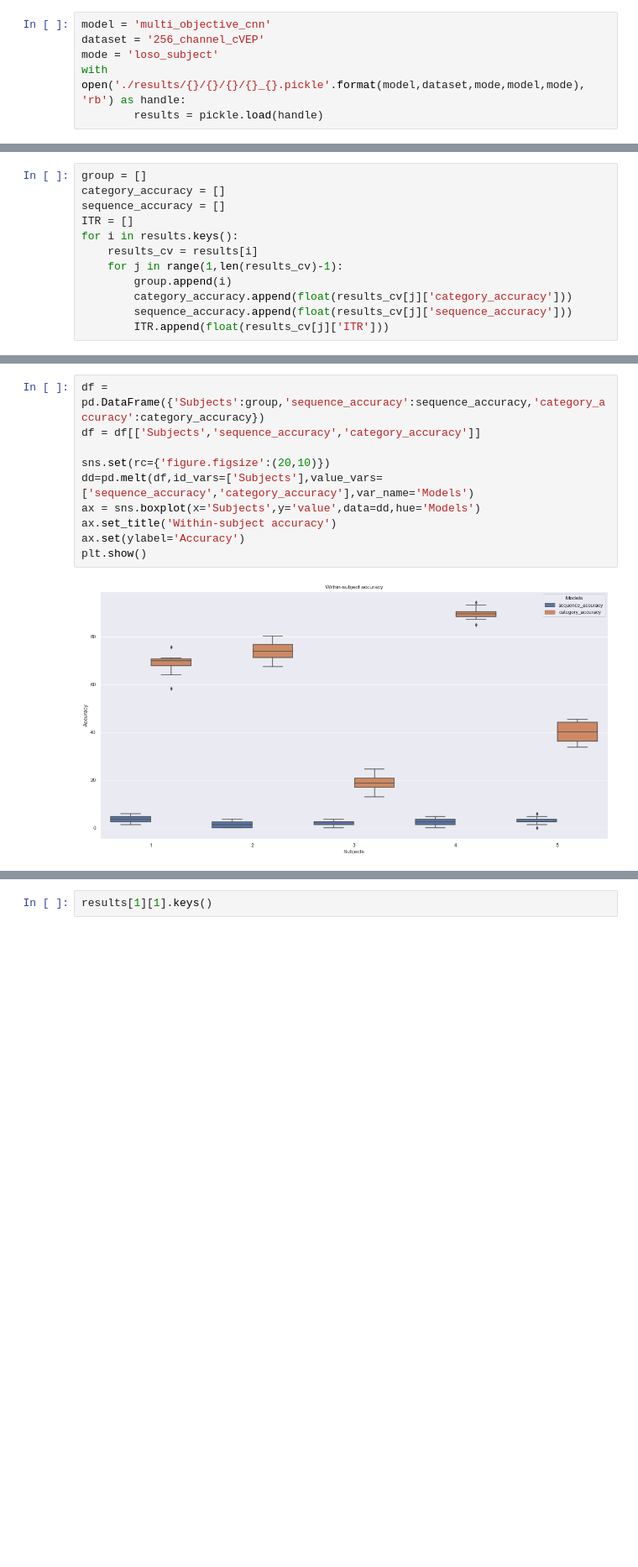
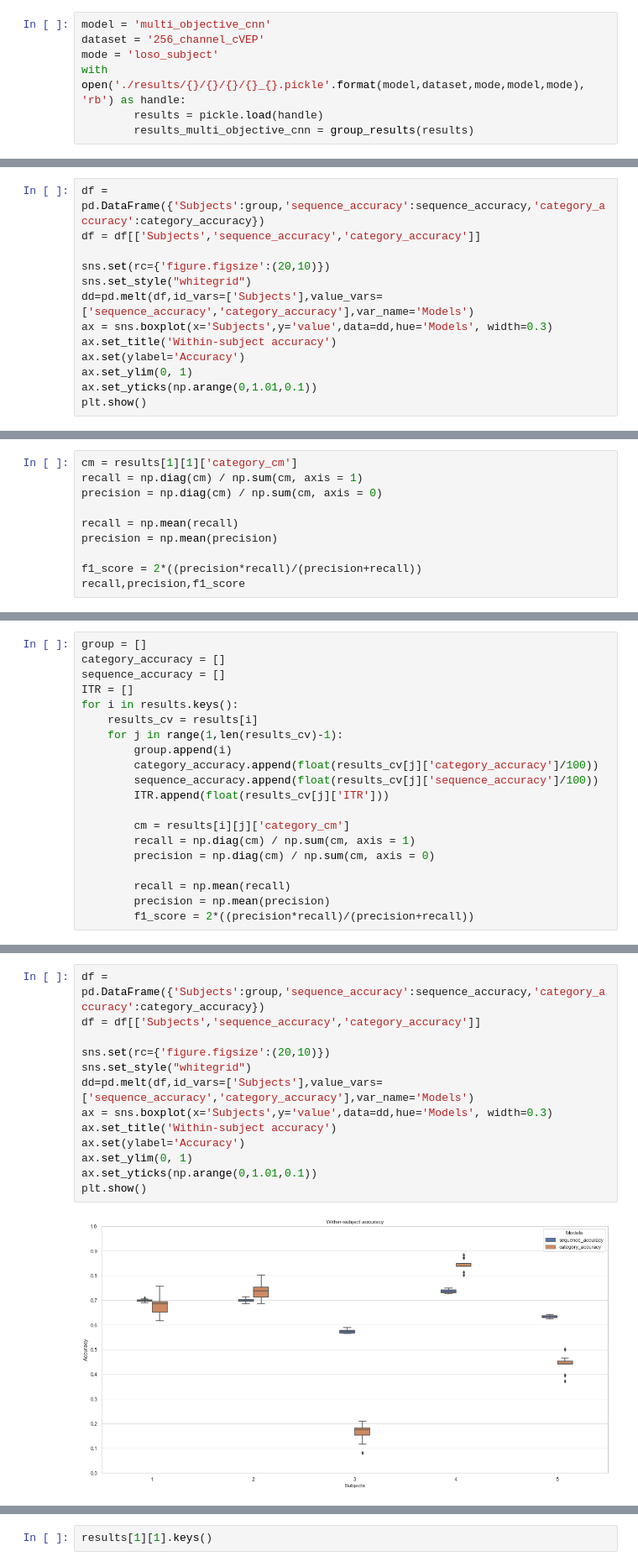
Before and after one commit to rohit-vijayakumar/Deep-Learning-for-cVEP-based-BCI-systems, a Jupyter notebook: eval_model.ipynb, the cells around one changed output, grey strips where cells are left out. Shown at 84% size. Saved outputs shown, nothing was run; the diff lists cells and outputs as text; blank space fills up the shorter version.

```diff
--- a/eval_model.ipynb
+++ b/eval_model.ipynb
@@ -30,3 +30,4 @@ dataset = '256_channel_cVEP'
 mode = 'loso_subject'
 with open('./results/{}/{}/{}/{}_{}.pickle'.format(model,dataset,mode,model,mode), 'rb') as handle:
         results = pickle.load(handle)
+        results_multi_objective_cnn = group_results(results)
@@ -32,0 +159,13 @@ with open('./results/{}/{}/{}/{}_{}.pickle'.format(model,dataset,mode,model,mode
+# %%
+df = pd.DataFrame({'Subjects':group,'sequence_accuracy':sequence_accuracy,'category_accuracy':category_accuracy})
+df = df[['Subjects','sequence_accuracy','category_accuracy']]
+
+sns.set(rc={'figure.figsize':(20,10)})
+sns.set_style("whitegrid")
+dd=pd.melt(df,id_vars=['Subjects'],value_vars=['sequence_accuracy','category_accuracy'],var_name='Models')
+ax = sns.boxplot(x='Subjects',y='value',data=dd,hue='Models', width=0.3)
+ax.set_title('Within-subject accuracy')
+ax.set(ylabel='Accuracy')
+ax.set_ylim(0, 1)
+ax.set_yticks(np.arange(0,1.01,0.1))
+plt.show()
@@ -32,0 +183,10 @@ with open('./results/{}/{}/{}/{}_{}.pickle'.format(model,dataset,mode,model,mode
+# %%
+cm = results[1][1]['category_cm']
+recall = np.diag(cm) / np.sum(cm, axis = 1)
+precision = np.diag(cm) / np.sum(cm, axis = 0)
+
+recall = np.mean(recall)
+precision = np.mean(precision)
+
+f1_score = 2*((precision*recall)/(precision+recall))
+recall,precision,f1_score
@@ -39,6 +201,14 @@ for i in results.keys():
     results_cv = results[i]
     for j in range(1,len(results_cv)-1):
         group.append(i)
-        category_accuracy.append(float(results_cv[j]['category_accuracy']))
-        sequence_accuracy.append(float(results_cv[j]['sequence_accuracy']))
+        category_accuracy.append(float(results_cv[j]['category_accuracy']/100))
+        sequence_accuracy.append(float(results_cv[j]['sequence_accuracy']/100))
         ITR.append(float(results_cv[j]['ITR']))
+
+        cm = results[i][j]['category_cm']
+        recall = np.diag(cm) / np.sum(cm, axis = 1)
+        precision = np.diag(cm) / np.sum(cm, axis = 0)
+
+        recall = np.mean(recall)
+        precision = np.mean(precision)
+        f1_score = 2*((precision*recall)/(precision+recall))
@@ -65,15 +215,18 @@ sequence_accuracy
 # %%
 df = pd.DataFrame({'Subjects':group,'sequence_accuracy':sequence_accuracy,'category_accuracy':category_accuracy})
 df = df[['Subjects','sequence_accuracy','category_accuracy']]
 
 sns.set(rc={'figure.figsize':(20,10)})
+sns.set_style("whitegrid")
 dd=pd.melt(df,id_vars=['Subjects'],value_vars=['sequence_accuracy','category_accuracy'],var_name='Models')
-ax = sns.boxplot(x='Subjects',y='value',data=dd,hue='Models')
+ax = sns.boxplot(x='Subjects',y='value',data=dd,hue='Models', width=0.3)
 ax.set_title('Within-subject accuracy')
 ax.set(ylabel='Accuracy')
+ax.set_ylim(0, 1)
+ax.set_yticks(np.arange(0,1.01,0.1))
 plt.show()
 # %% [output]
-[figure, old version]
+[figure, new version]
 # %%
 group = []
 category_accuracy = []
```
Also changed, not shown: parts of 10 cells of this notebook, 5 other files.
